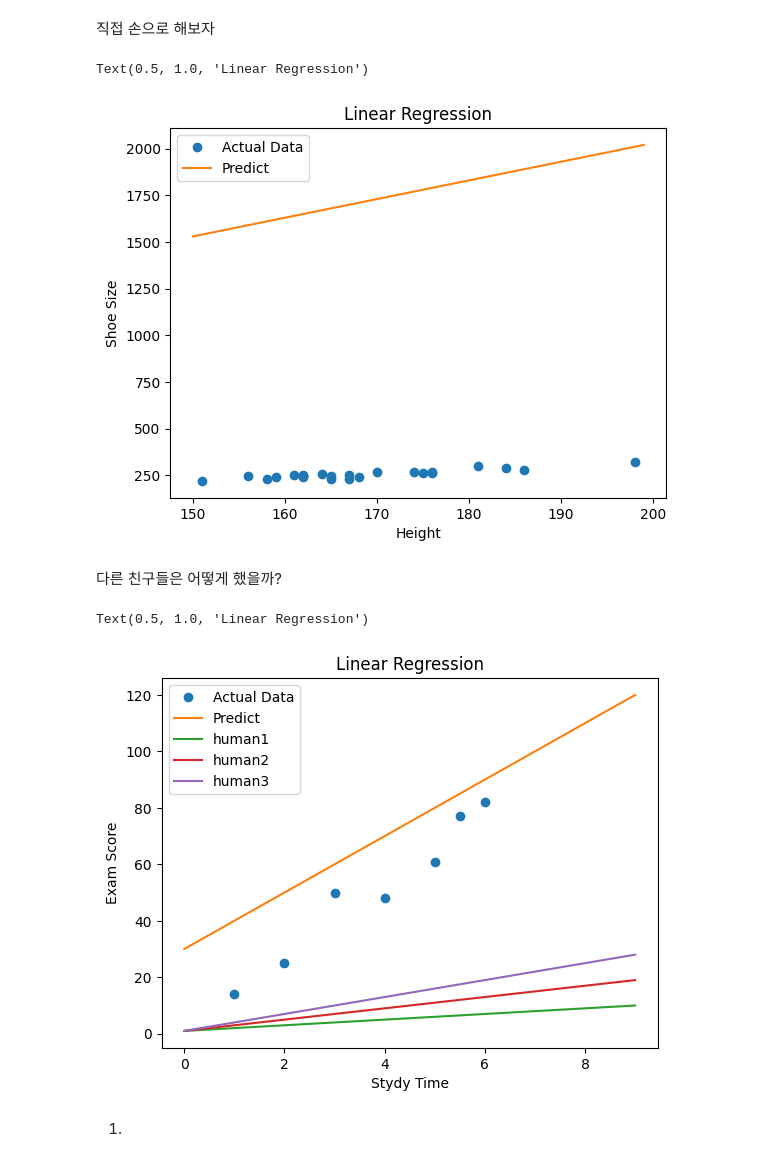
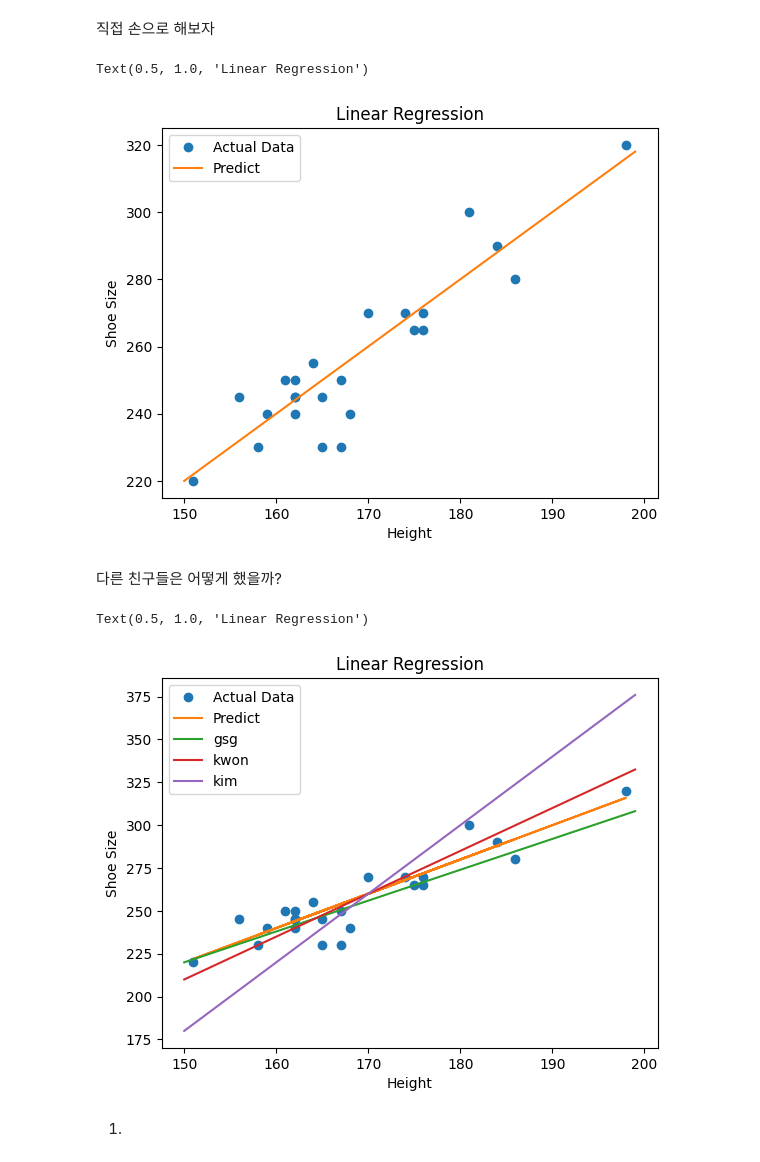
Before and after one commit to Potdooshami/The-3rd-POSTECH-Youth-Mathematical-Artificial-Intelligence-Academy, a Jupyter notebook: PYMAIA3_SVM실습.ipynb, the cells around one changed output. Cells and saved outputs as stored; diff of their text form; code cells hidden in the pictures.

```diff
--- a/PYMAIA3_SVM실습.ipynb
+++ b/PYMAIA3_SVM실습.ipynb
@@ -87,8 +87,8 @@ y:발사이즈(수치형)->회기 문제
 # %% [markdown]
 직접 손으로 해보자
 # %%
-m = 10 # @param {type:"raw"}
-c = 30 # @param {type:"raw"}
+m = 2 # @param {type:"raw"}
+c = -80 # @param {type:"raw"}
 
 fig,ax = plt.subplots()
 ax.plot(xs,ys,'o',label='Actual Data')
@@ -103,31 +103,31 @@ plt.legend()
 plt.title('Linear Regression')
 # %% [output]
 Text(0.5, 1.0, 'Linear Regression')
-[figure, old version]
+[figure, new version]
 # %% [markdown]
 다른 친구들은 어떻게 했을까?
 # %%
-nms = ['human1', 'human2', 'human3']# @param {type:"raw"}
-ms = [1,2,3]# @param {type:"raw"}
-cs = [1,1,1]# @param {type:"raw"}
+nms = ['gsg', 'kwon', 'kim']# @param {type:"raw"}
+ms = [1.8,2.5,4]# @param {type:"raw"}
+cs = [-50,-165,-420]# @param {type:"raw"}
 
 
 plt.plot(xs,ys,'o',label='Actual Data')
-plt.plot(xx,m*xx+c,label='Predict')
+plt.plot(xs,m*xs+c,label='Predict')
 plt.ylabel('Shoe Size')
 plt.xlabel('Height')
 
 
 for ind in range(3):
     m = ms[ind]
     c = cs[ind]
-    xx = np.arange(0,10)
+    xx = np.arange(150,200)
     plt.plot(xx,m*xx+c,label=nms[ind])
 plt.legend()
 plt.title('Linear Regression')
 # %% [output]
 Text(0.5, 1.0, 'Linear Regression')
-[figure, old version]
+[figure, new version]
 # %% [markdown]
 1)
 # %% [markdown]
```
Also changed, not shown: parts of 7 cells of this notebook.
